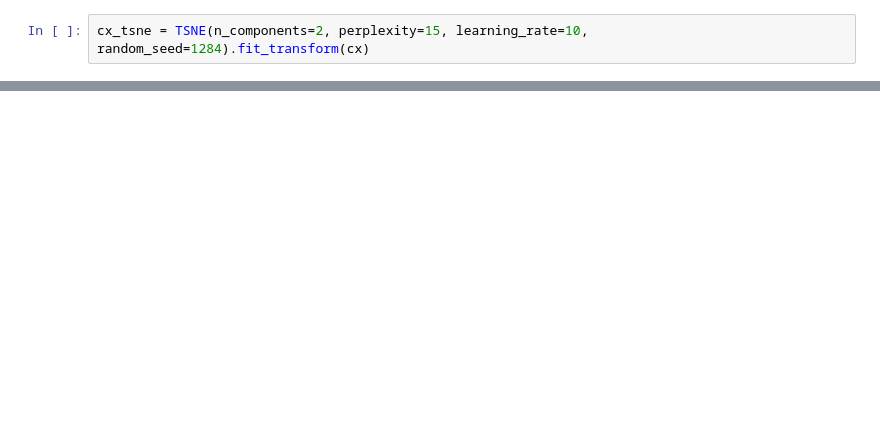
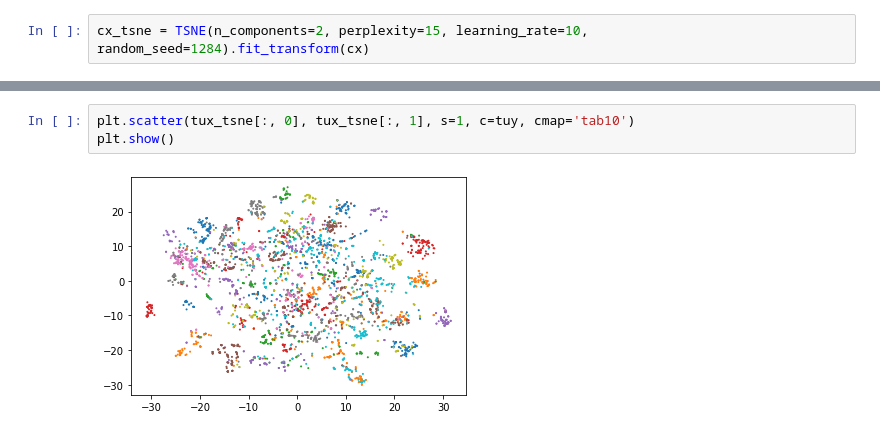
Before and after one commit to chu0802/TODA, a Jupyter notebook: data/tsne_plotting.ipynb, the cells around one changed output, grey strips where cells are left out. Drawn from its saved outputs; the diff is of its cells as text; blank space fills up the shorter version.

```diff
--- a/data/tsne_plotting.ipynb
+++ b/data/tsne_plotting.ipynb
@@ -107,2 +59,7 @@ plt.show()
+# %%
+plt.scatter(tux_tsne[:, 0], tux_tsne[:, 1], s=1, c=tuy, cmap='tab10')
+plt.show()
+# %% [output]
+[figure, added]
 # %%
 plt.scatter(cx_tsne[:, 0], cx_tsne[:, 1], s=1, c=cy, cmap='tab10')
```
Also changed, not shown: parts of 18 cells of this notebook, 2 other files.
